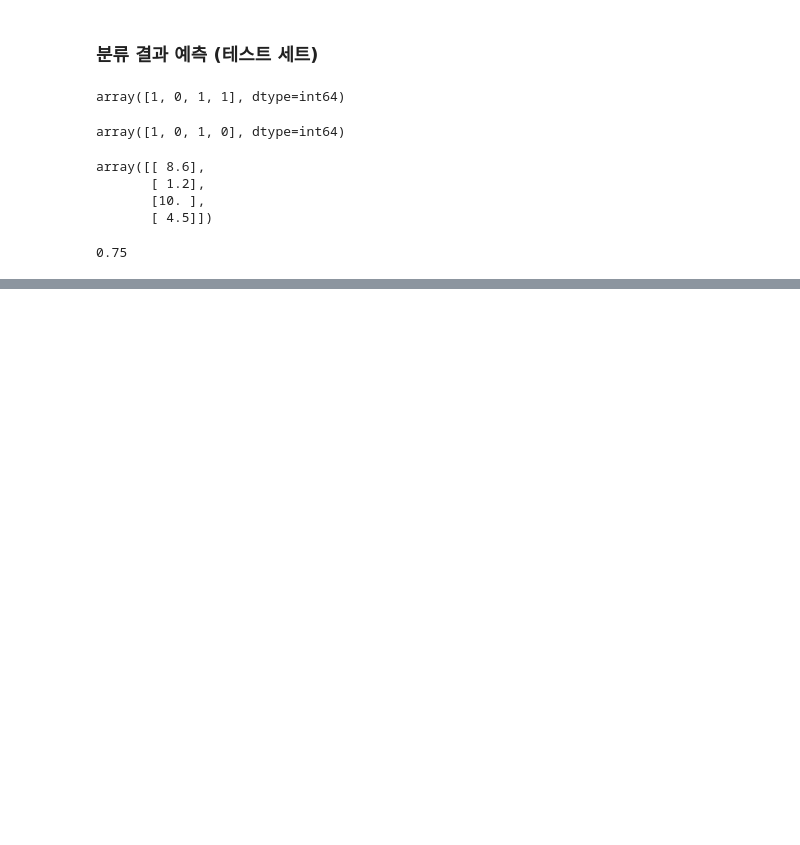
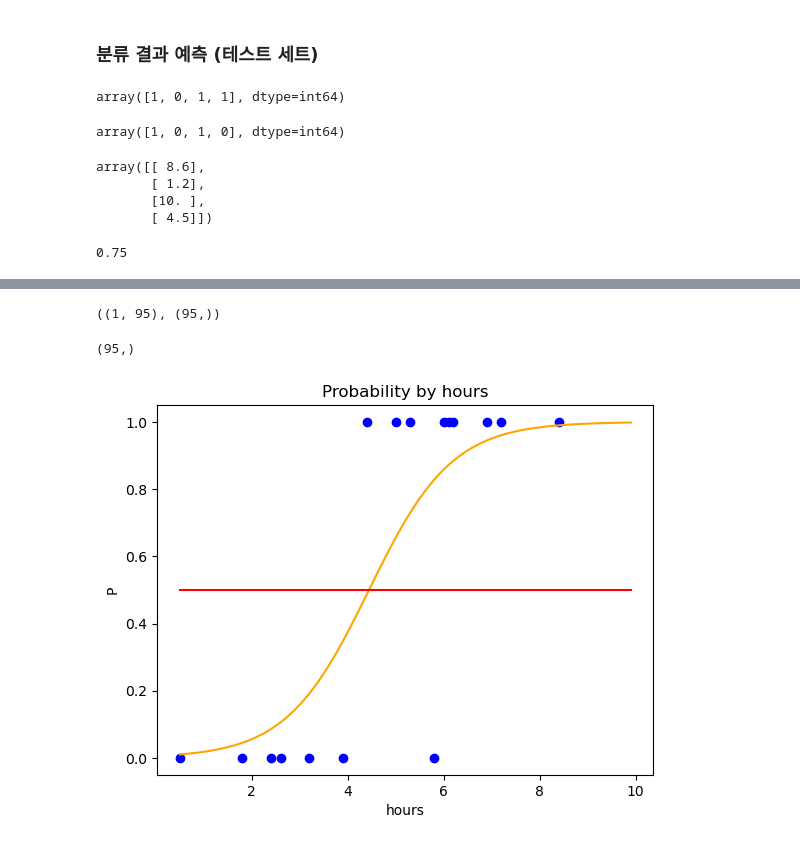
Before and after one commit to Ahram-Jeong/ml-basic, a Jupyter notebook: notebooks/04_LogisticRegression.ipynb, the cells around one changed output, grey strips where cells are left out. Drawn from its saved outputs; the diff is of its cells as text; code cells hidden in the pictures; blank space fills up the shorter version.

```diff
--- a/notebooks/04_LogisticRegression.ipynb
+++ b/notebooks/04_LogisticRegression.ipynb
@@ -72,0 +75,3 @@ classifier.score(X_test, y_test) # 모델 평가
+# %%
+X_range = np.arange(min(X), max(X), 0.1) # X의 최솟 값에서 최댓 값 까지의 범위를 0.1 단위로 잘라서 데이터 생성
+X_range
@@ -72,0 +87,3 @@ classifier.score(X_test, y_test) # 모델 평가
+# %%
+p = 1 / (1 + np.exp(-(classifier.coef_ * X_range + classifier.intercept_))) # y = mx + b
+p
@@ -72,0 +110,19 @@ classifier.score(X_test, y_test) # 모델 평가
+# %%
+p.shape, X_range.shape
+# %% [output]
+((1, 95), (95,))
+# %%
+p = p.reshape(-1) # 1차원 배열 형태로 변경
+p.shape
+# %% [output]
+(95,)
+# %%
+plt.title("Probability by hours")
+plt.scatter(X_train, y_train, color = "blue")
+plt.plot(X_range, p, color = "orange")
+plt.plot(X_range, np.full(len(X_range), 0.5), color = "red") # X_range 갯수 만큼 0.5로 가득찬 배열 만들기
+plt.xlabel("hours")
+plt.ylabel("P")
+plt.show()
+# %% [output]
+[figure, added]
```
Also changed, not shown: parts of 9 cells of this notebook.
